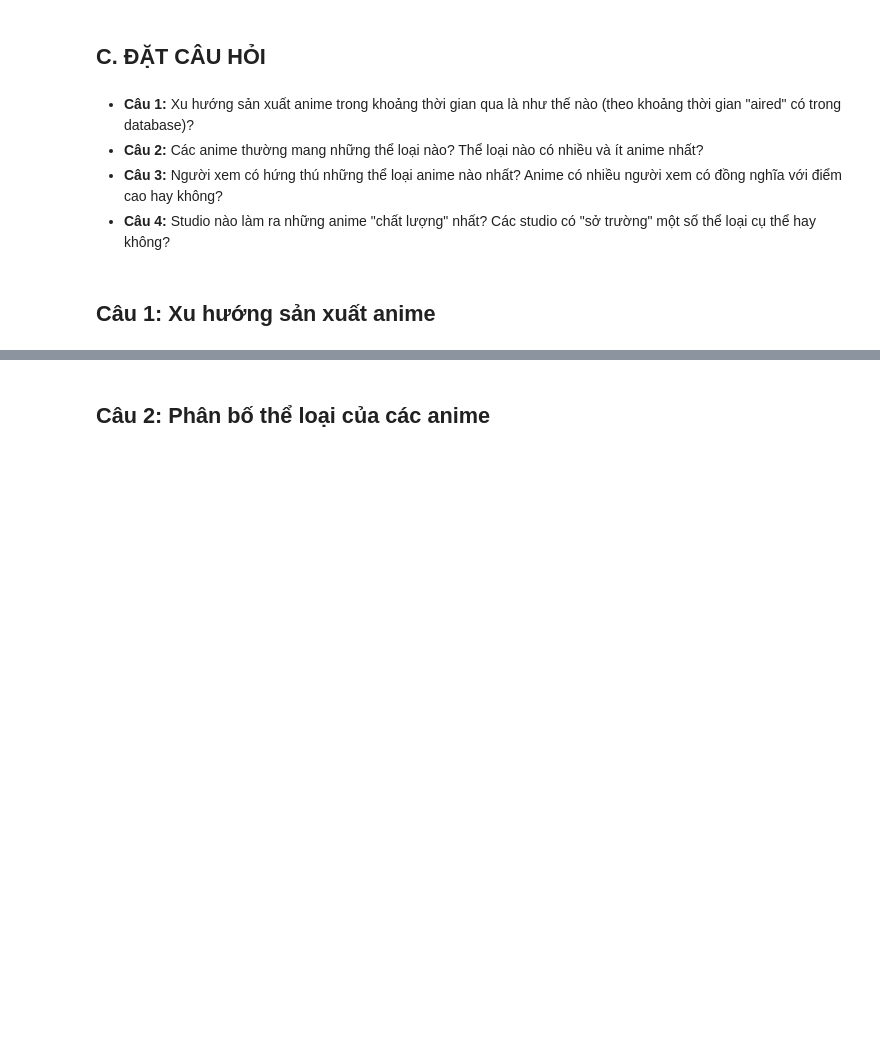
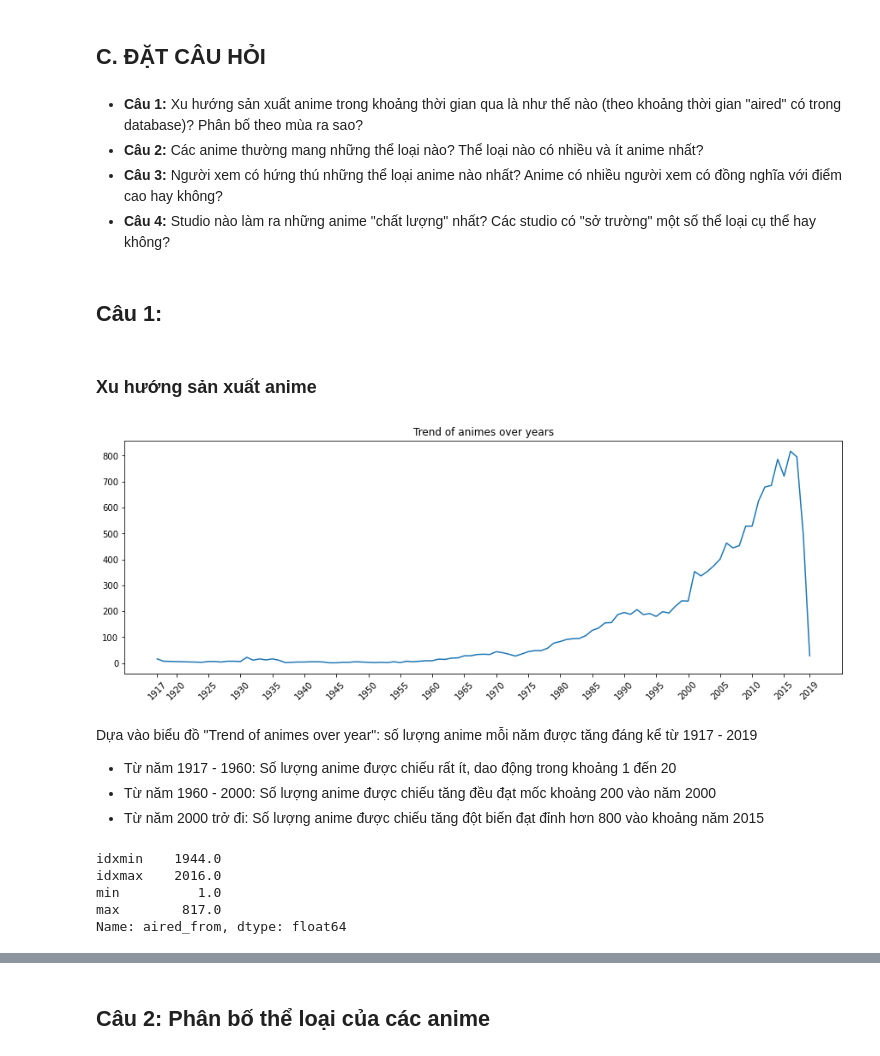
Before and after one commit to hungngocphat01/HCMUS-IntroDataSc-FinalProj, a Jupyter notebook: FINAL.ipynb, the cells around one changed output, grey strips where cells are left out. Cells and saved outputs as stored; diff of their text form; code cells hidden in the pictures; blank space fills up the shorter version.

```diff
--- a/FINAL.ipynb
+++ b/FINAL.ipynb
@@ -635,9 +635,45 @@ Như vậy gần một nửa các bộ anime bị thiếu thông tin về studio
 # %% [markdown]
 ## C. ĐẶT CÂU HỎI
 # %% [markdown]
-- **Câu 1:** Xu hướng sản xuất anime trong khoảng thời gian qua là như thế nào (theo khoảng thời gian "aired" có trong database)?
+- **Câu 1:** Xu hướng sản xuất anime trong khoảng thời gian qua là như thế nào (theo khoảng thời gian "aired" có trong database)? Phân bố theo mùa ra sao?
 - **Câu 2:** Các anime thường mang những thể loại nào? Thể loại nào có nhiều và ít anime nhất?
 - **Câu 3:** Người xem có hứng thú những thể loại anime nào nhất? Anime có nhiều người xem có đồng nghĩa với điểm cao hay không?
 - **Câu 4:** Studio nào làm ra những anime "chất lượng" nhất? Các studio có "sở trường" một số thể loại cụ thể hay không?
 # %% [markdown]
-## Câu 1: Xu hướng sản xuất anime
+## Câu 1:
+# %% [markdown]
+### Xu hướng sản xuất anime
+# %%
+animes_over_year = animes_df.aired_from.dt.year
+
+animes_count_over_year = animes_over_year.value_counts().sort_index()
+animes_count_over_year.plot(title = 'Trend of animes over years', figsize = (15,5))
+
+year_max = animes_over_year.max()
+year_min = animes_over_year.min()
+
+year_max_rounded = round(year_max/10)*10
+year_min_rounded = round(year_min/10)*10
+
+yeartick = np.arange(year_min_rounded, year_max_rounded, 5)
+yeartick = np.insert(yeartick, 0, year_min)
+yeartick = np.append(yeartick, year_max)
+
+ax = plt.gca()
+ax.set_xticks(yeartick);
+ax.set_xticklabels(yeartick.astype(int), rotation = 45);
+# %% [output]
+[figure, added]
+# %% [markdown]
+Dựa vào biểu đồ "Trend of animes over year": số lượng anime mỗi năm được tăng đáng kể từ 1917 - 2019
+- Từ năm 1917 - 1960: Số lượng anime được chiếu rất ít, dao động trong khoảng 1 đến 20
+- Từ năm 1960 - 2000: Số lượng anime được chiếu tăng đều đạt mốc khoảng 200 vào năm 2000
+- Từ năm 2000 trở đi: Số lượng anime được chiếu tăng đột biến đạt đỉnh hơn 800 vào khoảng năm 2015
+# %%
+animes_count_over_year.agg(['idxmin', 'idxmax', 'min', 'max'])
+# %% [output]
+idxmin    1944.0
+idxmax    2016.0
+min          1.0
+max        817.0
+Name: aired_from, dtype: float64
```
Also changed, not shown: parts of 14 cells of this notebook.
